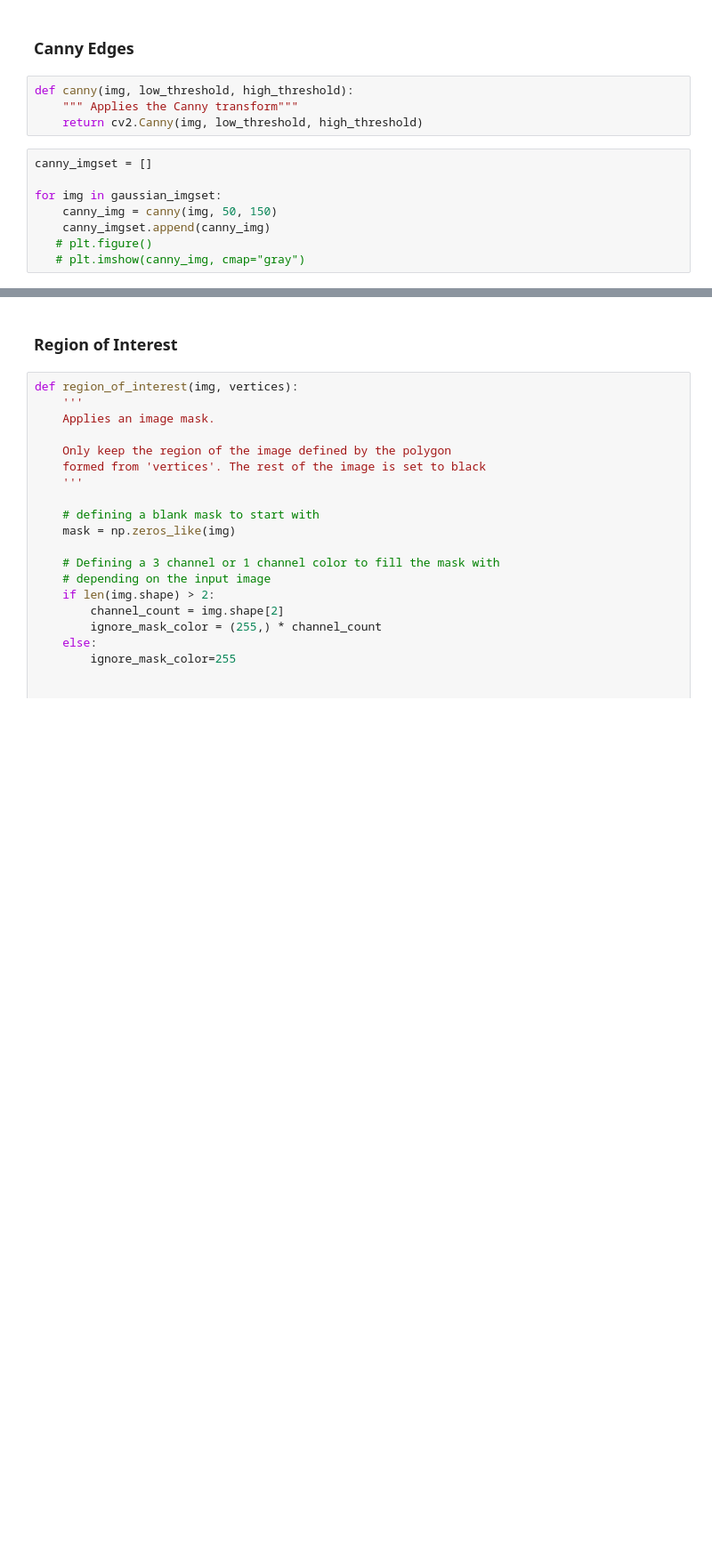
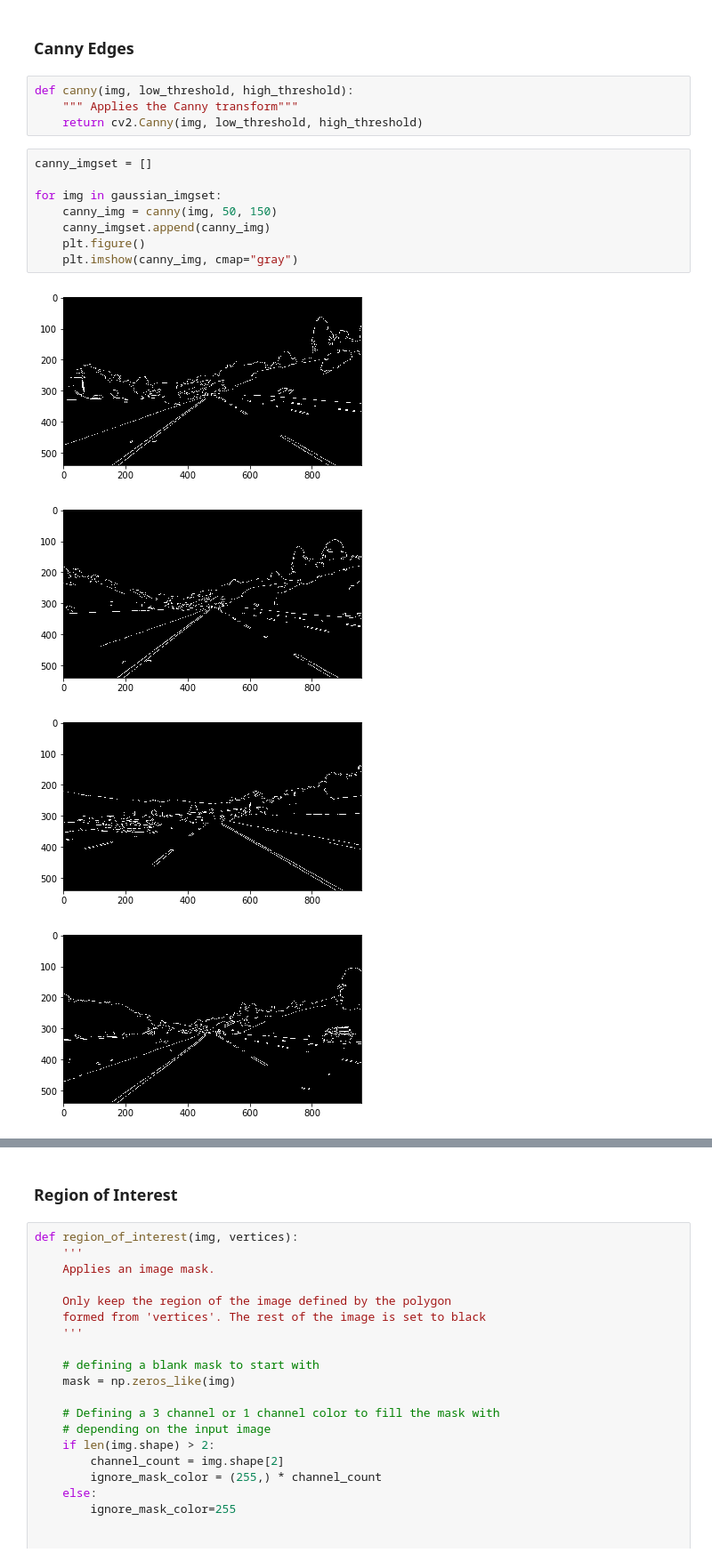
Before and after one commit to Rxmeez/SDCND-1-LaneLines, a Jupyter notebook: P1-LaneLines.ipynb, the cells around one changed output, grey strips where cells are left out. Shown at 89% size. Cells and saved outputs as stored; diff of their text form; blank space fills up the shorter version.

```diff
--- a/P1-LaneLines.ipynb
+++ b/P1-LaneLines.ipynb
@@ -81,8 +95,13 @@ def canny(img, low_threshold, high_threshold):
 # %%
 canny_imgset = []
 
 for img in gaussian_imgset:
     canny_img = canny(img, 50, 150)
     canny_imgset.append(canny_img)
-   # plt.figure()
-   # plt.imshow(canny_img, cmap="gray")
+    plt.figure()
+    plt.imshow(canny_img, cmap="gray")
+# %% [output]
+[figure, added]
+[figure, added]
+[figure, added]
+[figure, added]
```
Also changed, not shown: parts of 6 cells of this notebook.
